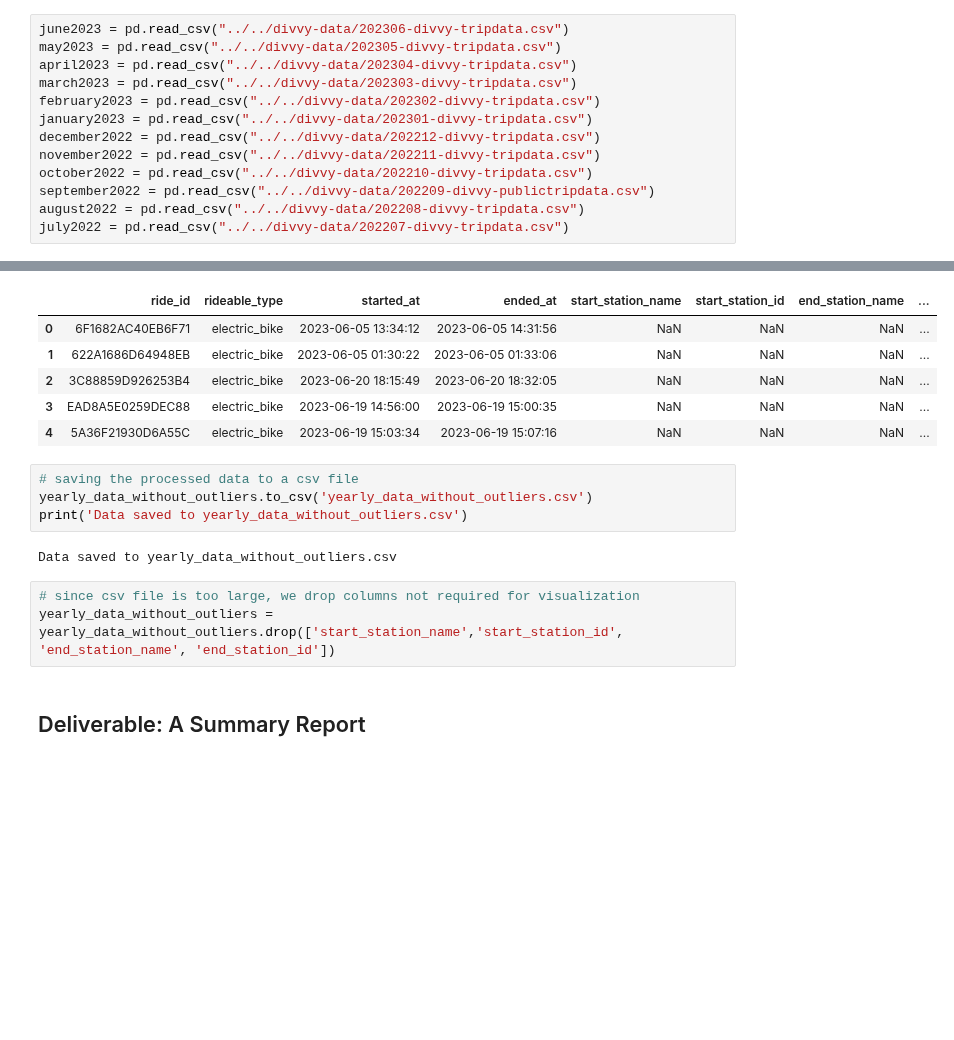
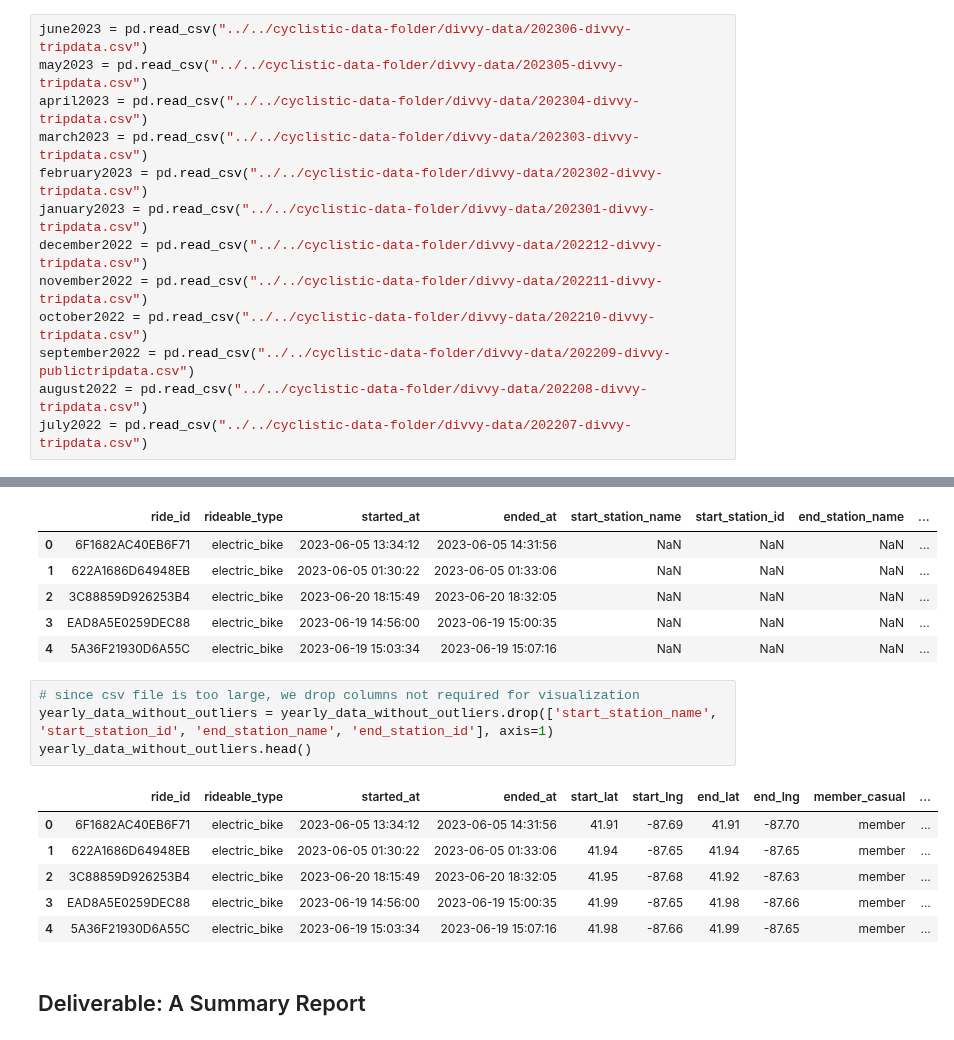
Before and after one commit to alliajagbe/data-analytics, a Jupyter notebook: case_study/notebook.ipynb, the cells around one changed output, grey strips where cells are left out. Cells and saved outputs as stored; diff of their text form; blank space fills up the shorter version.

```diff
--- a/case_study/notebook.ipynb
+++ b/case_study/notebook.ipynb
@@ -64,18 +64,18 @@ os.getcwd()
 # %% [output]
 'c:\\Users\\Alli Ajagbe\\OneDrive - Plaksha University\\Desktop\\Data Analytics\\case_study'
 # %%
-june2023 = pd.read_csv("../../divvy-data/202306-divvy-tripdata.csv")
-may2023 = pd.read_csv("../../divvy-data/202305-divvy-tripdata.csv")
-april2023 = pd.read_csv("../../divvy-data/202304-divvy-tripdata.csv")
-march2023 = pd.read_csv("../../divvy-data/202303-divvy-tripdata.csv")
-february2023 = pd.read_csv("../../divvy-data/202302-divvy-tripdata.csv")
-january2023 = pd.read_csv("../../divvy-data/202301-divvy-tripdata.csv")
-december2022 = pd.read_csv("../../divvy-data/202212-divvy-tripdata.csv")
-november2022 = pd.read_csv("../../divvy-data/202211-divvy-tripdata.csv")
-october2022 = pd.read_csv("../../divvy-data/202210-divvy-tripdata.csv")
-september2022 = pd.read_csv("../../divvy-data/202209-divvy-publictripdata.csv")
-august2022 = pd.read_csv("../../divvy-data/202208-divvy-tripdata.csv")
-july2022 = pd.read_csv("../../divvy-data/202207-divvy-tripdata.csv")
+june2023 = pd.read_csv("../../cyclistic-data-folder/divvy-data/202306-divvy-tripdata.csv")
+may2023 = pd.read_csv("../../cyclistic-data-folder/divvy-data/202305-divvy-tripdata.csv")
+april2023 = pd.read_csv("../../cyclistic-data-folder/divvy-data/202304-divvy-tripdata.csv")
+march2023 = pd.read_csv("../../cyclistic-data-folder/divvy-data/202303-divvy-tripdata.csv")
+february2023 = pd.read_csv("../../cyclistic-data-folder/divvy-data/202302-divvy-tripdata.csv")
+january2023 = pd.read_csv("../../cyclistic-data-folder/divvy-data/202301-divvy-tripdata.csv")
+december2022 = pd.read_csv("../../cyclistic-data-folder/divvy-data/202212-divvy-tripdata.csv")
+november2022 = pd.read_csv("../../cyclistic-data-folder/divvy-data/202211-divvy-tripdata.csv")
+october2022 = pd.read_csv("../../cyclistic-data-folder/divvy-data/202210-divvy-tripdata.csv")
+september2022 = pd.read_csv("../../cyclistic-data-folder/divvy-data/202209-divvy-publictripdata.csv")
+august2022 = pd.read_csv("../../cyclistic-data-folder/divvy-data/202208-divvy-tripdata.csv")
+july2022 = pd.read_csv("../../cyclistic-data-folder/divvy-data/202207-divvy-tripdata.csv")
 # %% [markdown]
 #### Columns Check
 # %%
@@ -549,15 +549,17 @@ yearly_data_without_outliers.head()
 | 2 | 3C88859D926253B4 | electric_bike | 2023-06-20 18:15:49 | 2023-06-20 18:32:05 | NaN | NaN | NaN | ... |
 | 3 | EAD8A5E0259DEC88 | electric_bike | 2023-06-19 14:56:00 | 2023-06-19 15:00:35 | NaN | NaN | NaN | ... |
 | 4 | 5A36F21930D6A55C | electric_bike | 2023-06-19 15:03:34 | 2023-06-19 15:07:16 | NaN | NaN | NaN | ... |
-# %%
-# saving the processed data to a csv file
-yearly_data_without_outliers.to_csv('yearly_data_without_outliers.csv')
-print('Data saved to yearly_data_without_outliers.csv')
-# %% [output]
-Data saved to yearly_data_without_outliers.csv
 # %%
 # since csv file is too large, we drop columns not required for visualization
-yearly_data_without_outliers = yearly_data_without_outliers.drop(['start_station_name','start_station_id', 'end_station_name', 'end_station_id'])
+yearly_data_without_outliers = yearly_data_without_outliers.drop(['start_station_name', 'start_station_id', 'end_station_name', 'end_station_id'], axis=1)
+yearly_data_without_outliers.head()
+# %% [output]
+|  | ride_id | rideable_type | started_at | ended_at | start_lat | start_lng | end_lat | end_lng | member_casual | ... |
+| 0 | 6F1682AC40EB6F71 | electric_bike | 2023-06-05 13:34:12 | 2023-06-05 14:31:56 | 41.91 | -87.69 | 41.91 | -87.70 | member | ... |
+| 1 | 622A1686D64948EB | electric_bike | 2023-06-05 01:30:22 | 2023-06-05 01:33:06 | 41.94 | -87.65 | 41.94 | -87.65 | member | ... |
+| 2 | 3C88859D926253B4 | electric_bike | 2023-06-20 18:15:49 | 2023-06-20 18:32:05 | 41.95 | -87.68 | 41.92 | -87.63 | member | ... |
+| 3 | EAD8A5E0259DEC88 | electric_bike | 2023-06-19 14:56:00 | 2023-06-19 15:00:35 | 41.99 | -87.65 | 41.98 | -87.66 | member | ... |
+| 4 | 5A36F21930D6A55C | electric_bike | 2023-06-19 15:03:34 | 2023-06-19 15:07:16 | 41.98 | -87.66 | 41.99 | -87.65 | member | ... |
 # %% [markdown]
 ## Deliverable: A Summary Report
 # %% [markdown]
```
